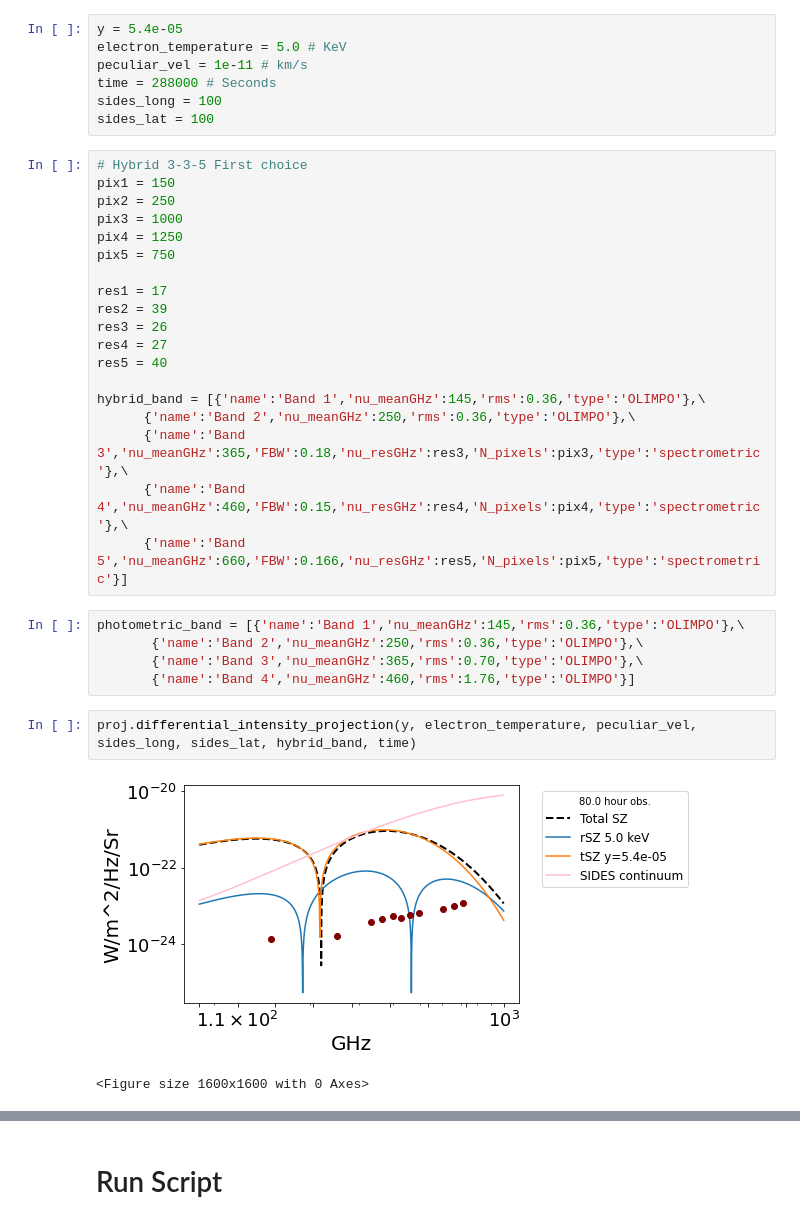
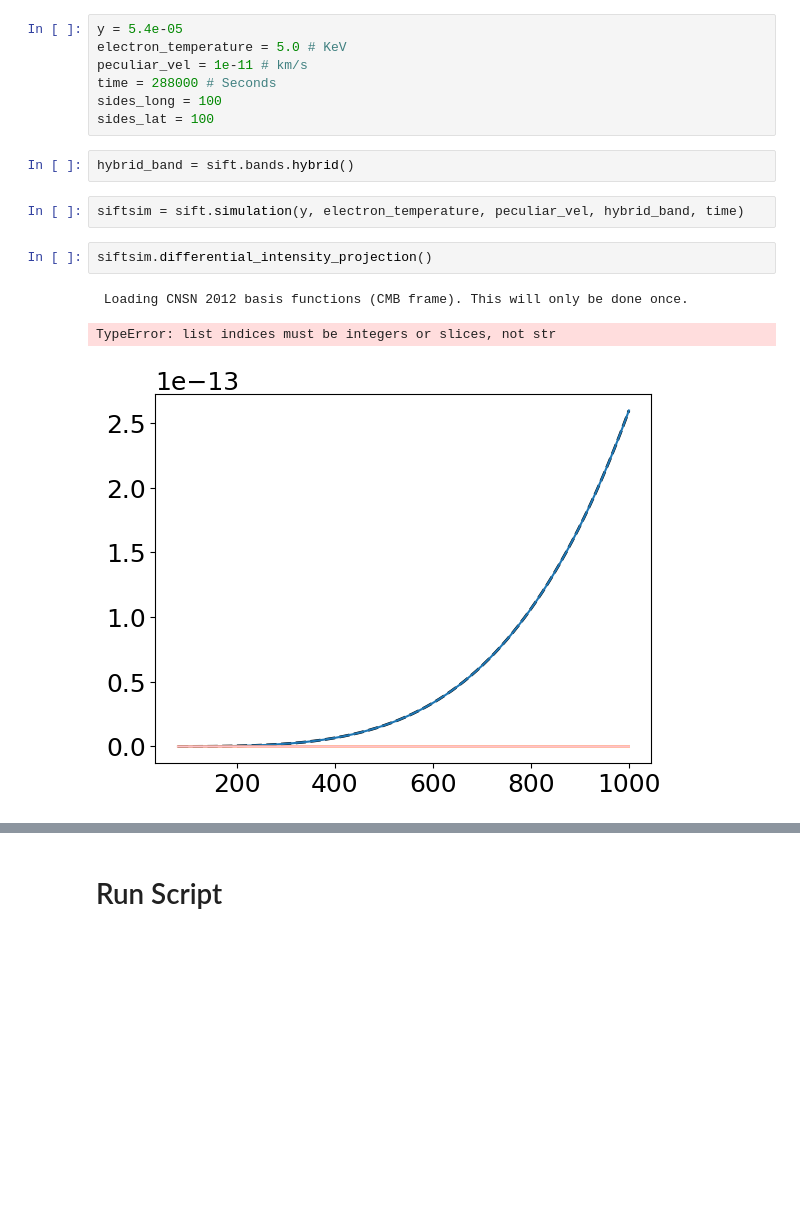
Before and after one commit to eitanrapa/Spectro-Imaging-Forecasting-Tool, a Jupyter notebook: Main.ipynb, the cells around one changed output, grey strips where cells are left out. Cells and saved outputs as stored; diff of their text form; blank space fills up the shorter version.

```diff
--- a/Main.ipynb
+++ b/Main.ipynb
@@ -17,31 +17,12 @@ time = 288000 # Seconds
 sides_long = 100
 sides_lat = 100
 # %%
-# Hybrid 3-3-5 First choice
-pix1 = 150
-pix2 = 250
-pix3 = 1000
-pix4 = 1250
-pix5 = 750
-
-res1 = 17
-res2 = 39
-res3 = 26
-res4 = 27
-res5 = 40
-
-hybrid_band = [{'name':'Band 1','nu_meanGHz':145,'rms':0.36,'type':'OLIMPO'},\
-      {'name':'Band 2','nu_meanGHz':250,'rms':0.36,'type':'OLIMPO'},\
-      {'name':'Band 3','nu_meanGHz':365,'FBW':0.18,'nu_resGHz':res3,'N_pixels':pix3,'type':'spectrometric'},\
-      {'name':'Band 4','nu_meanGHz':460,'FBW':0.15,'nu_resGHz':res4,'N_pixels':pix4,'type':'spectrometric'},\
-      {'name':'Band 5','nu_meanGHz':660,'FBW':0.166,'nu_resGHz':res5,'N_pixels':pix5,'type':'spectrometric'}]
+hybrid_band = sift.bands.hybrid()
-# %%
-photometric_band = [{'name':'Band 1','nu_meanGHz':145,'rms':0.36,'type':'OLIMPO'},\
-       {'name':'Band 2','nu_meanGHz':250,'rms':0.36,'type':'OLIMPO'},\
-       {'name':'Band 3','nu_meanGHz':365,'rms':0.70,'type':'OLIMPO'},\
-       {'name':'Band 4','nu_meanGHz':460,'rms':1.76,'type':'OLIMPO'}]
+# %%
+siftsim = sift.simulation(y, electron_temperature, peculiar_vel, hybrid_band, time)
 # %%
-proj.differential_intensity_projection(y, electron_temperature, peculiar_vel, sides_long, sides_lat, hybrid_band, time)
+siftsim.differential_intensity_projection()
 # %% [output]
+ Loading CNSN 2012 basis functions (CMB frame). This will only be done once.
+TypeError: list indices must be integers or slices, not str
-[figure, old version]
+[figure, new version]
-<Figure size 1600x1600 with 0 Axes>
```
Also changed, not shown: parts of 3 cells of this notebook, 9 other files.
